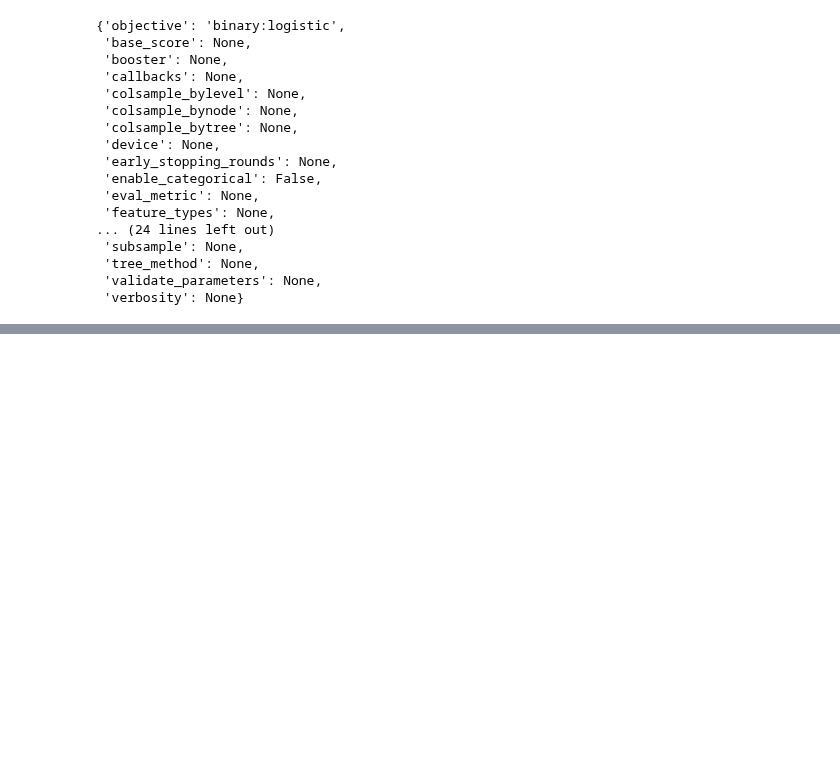
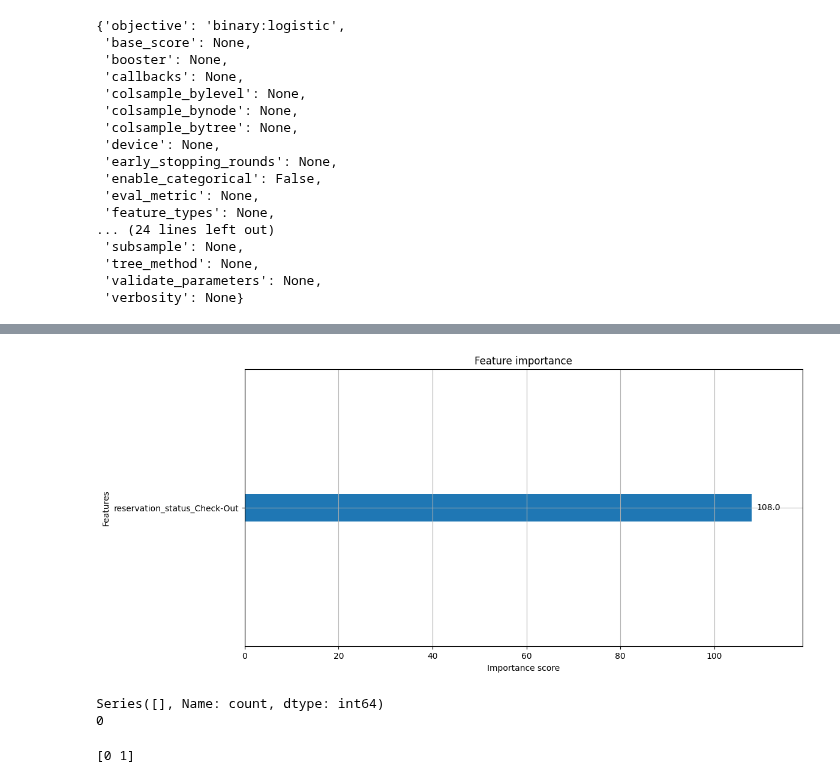
Before and after one commit to najibifar/Data_Analysis, a Jupyter notebook: Modling/Classification/XGBosstHotel.ipynb, the cells around one changed output, grey strips where cells are left out. Drawn from its saved outputs; the diff is of its cells as text; code cells hidden in the pictures; blank space fills up the shorter version.

```diff
--- a/Modling/Classification/XGBosstHotel.ipynb
+++ b/Modling/Classification/XGBosstHotel.ipynb
@@ -99,0 +130,10 @@ xgb_clf.get_params()
+# %%
+import xgboost as xgb
+
+xgb_clf = xgb.XGBClassifier(
+    random_state=123,
+    n_estimators=200,
+    learning_rate=0.1
+)
+
+xgb_clf.fit(X_train, y_train)
@@ -99,0 +152,18 @@ xgb_clf.get_params()
+# %%
+import matplotlib.pyplot as plt
+
+plt.rcParams['figure.figsize'] = (12,6)
+xgb.plot_importance(xgb_clf)
+plt.show()
+# %% [output]
+[figure, added]
+# %%
+print(y.value_counts(dropna=False))
+print(len(y))
+# %% [output]
+Series([], Name: count, dtype: int64)
+0
+# %%
+print(bookings['is_canceled'].unique())
+# %% [output]
+[0 1]
```
Also changed, not shown: parts of 14 cells of this notebook.
